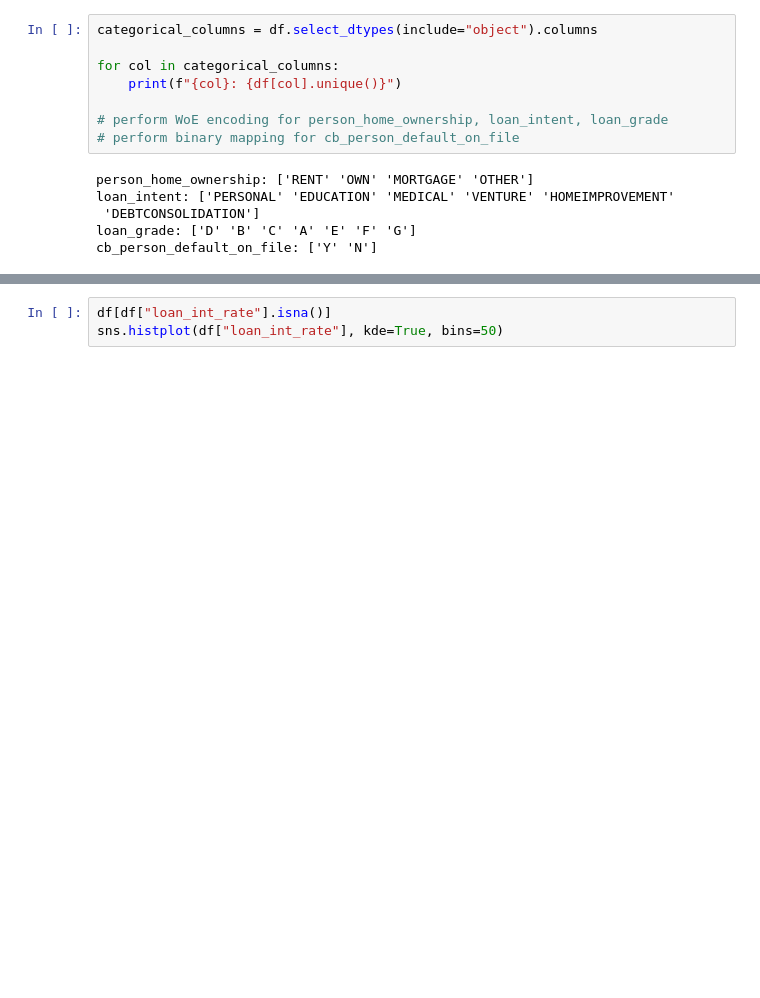
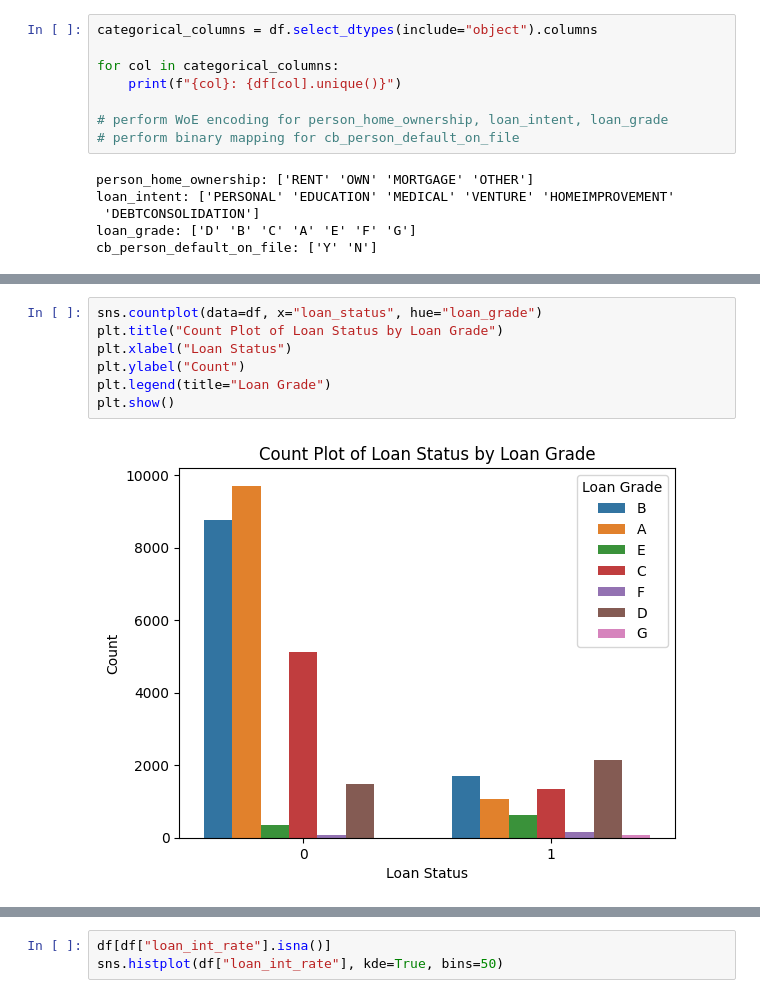
Before and after one commit to Ruben-Boeckx/Loan-approval, a Jupyter notebook: Draft.ipynb, the cells around one changed output, grey strips where cells are left out. Cells and saved outputs as stored; diff of their text form; blank space fills up the shorter version.

```diff
--- a/Draft.ipynb
+++ b/Draft.ipynb
@@ -44,0 +92,9 @@ cb_person_default_on_file: ['Y' 'N']
+# %%
+sns.countplot(data=df, x="loan_status", hue="loan_grade")
+plt.title("Count Plot of Loan Status by Loan Grade")
+plt.xlabel("Loan Status")
+plt.ylabel("Count")
+plt.legend(title="Loan Grade")
+plt.show()
+# %% [output]
+[figure, added]
```
Also changed, not shown: parts of 10 cells of this notebook.
